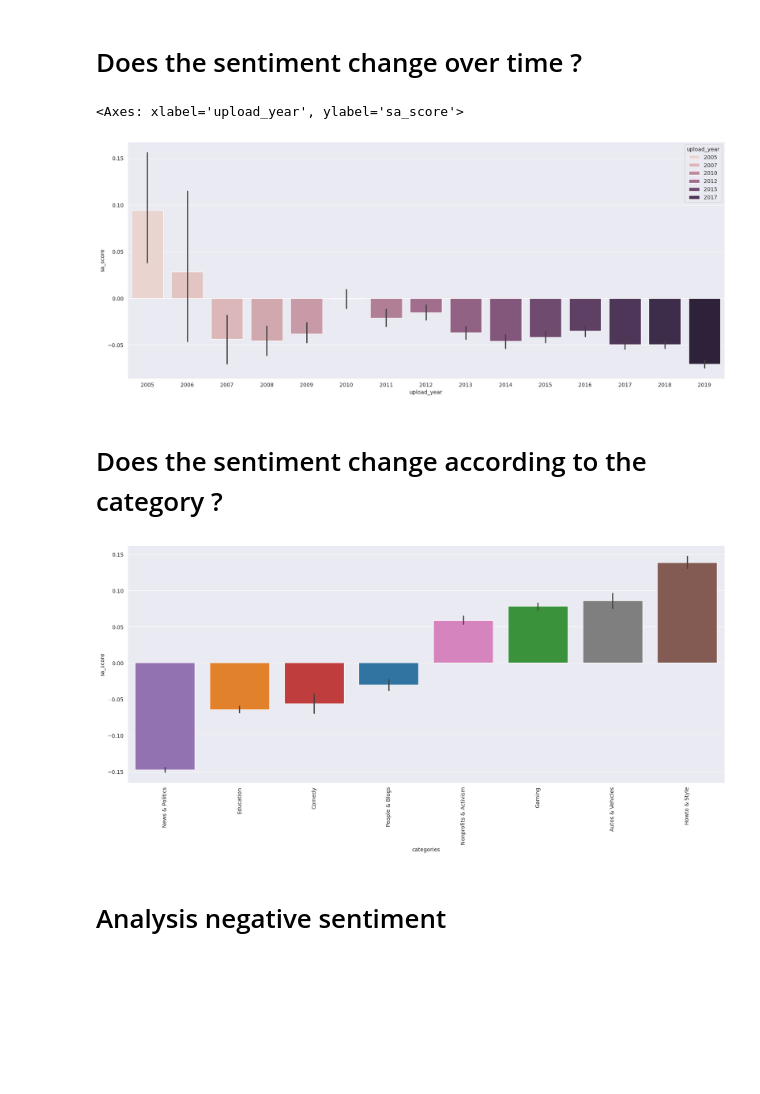
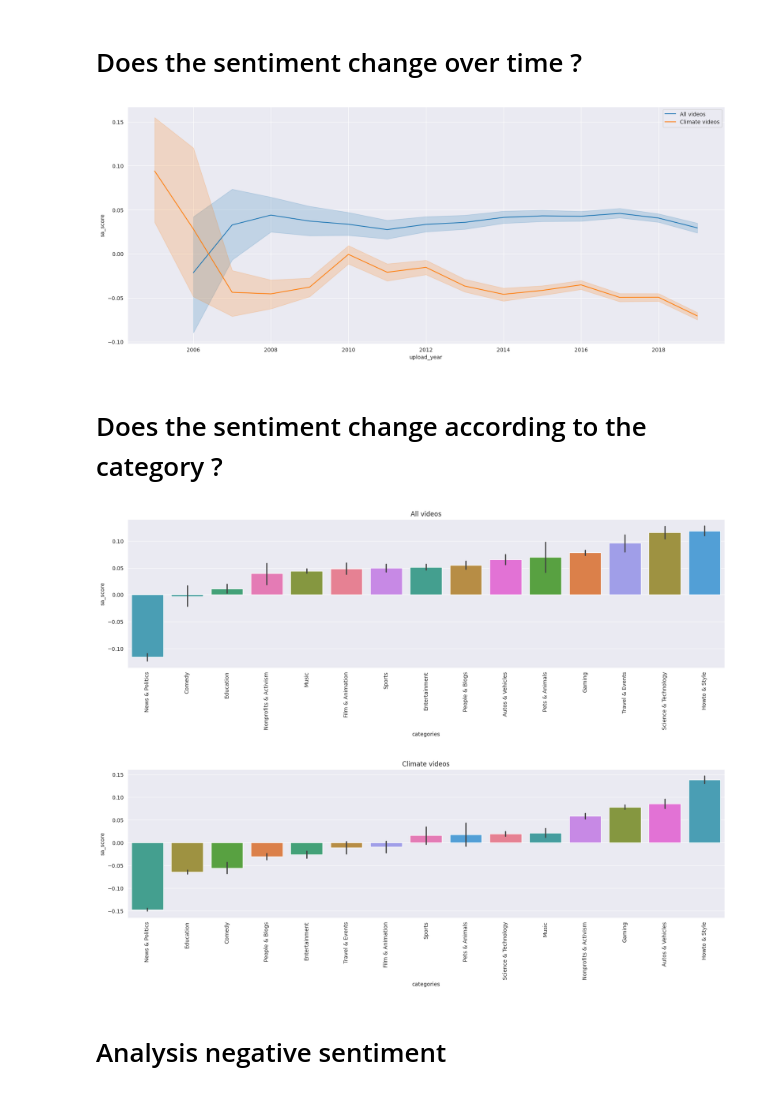
Before and after one commit to agatha-duzan/ada-2023-project-fadamily, a Jupyter notebook: sentiment_analysis.ipynb, the cells around one changed output. Drawn from its saved outputs; the diff is of its cells as text; code cells hidden in the pictures; blank space fills up the shorter version.

```diff
--- a/sentiment_analysis.ipynb
+++ b/sentiment_analysis.ipynb
@@ -15,5 +18,6 @@ titles = data['title'] # .iloc[:3000]
 # %%
-file_name = 'data/video_title_sentiment_analysis.csv'
+file_name = 'data/sample01_title_sentiment_analysis.csv'
+file_name_climate = 'data/video_title_sentiment_analysis.csv'
 
 def save_new_title_sentiments(sentiment_res: pd.DataFrame):
     if not os.path.isfile(file_name):
@@ -88,7 +82,10 @@ Name: title, dtype: object
 # %%
 sa_names = SentimentAnalysis.sentiment_names
-data = pd.concat([data, sentiment_res], axis=1)
+
+data = pd.concat([df, sentiment], axis=1)
+data_climate = pd.concat([df_climate, sentiment_climate], axis=1)
 data.reset_index(inplace=True)
+data_climate.reset_index(inplace=True)
 data
 # %% [output]
 |  | display_id | categories | channel_id | crawl_date | description | dislike_count | duration | like_count | ... |
@@ -155,24 +174,40 @@ plt.show()
 # %%
 data['upload_date'] = pd.to_datetime(data['upload_date'])
 data['upload_year'] = data['upload_date'].dt.year
-plt.figure(figsize=(20, 8))
-sns.barplot(x="upload_year", hue="upload_year", y="sa_score", data=data)
+data_climate['upload_date'] = pd.to_datetime(data_climate['upload_date'])
+data_climate['upload_year'] = data_climate['upload_date'].dt.year
+
+def plot_sentiment_evolution(data, label, ax):
+    sns.lineplot(x="upload_year", y="sa_score", data=data, ax=ax, label=label)
+
+fig, ax = plt.subplots(figsize=(20, 8))
+plot_sentiment_evolution(data, 'All videos', ax)
+plot_sentiment_evolution(data_climate, 'Climate videos', ax)
+plt.legend()
+plt.show()
 # %% [output]
-<Axes: xlabel='upload_year', ylabel='sa_score'>
-[figure, old version]
+[figure, new version]
 # %% [markdown]
 # Does the sentiment change according to the category ?
 # %%
-fig, ax = plt.subplots(figsize=(20, 8))
-order = list(data.groupby("categories")["sa_score"].mean().sort_values().index)
-order.remove('')
-order = order[:4] + order[-4:]
-data_cat = data[data['categories'].isin(order)]
-sns.barplot(x="categories", y="sa_score", data=data_cat, hue="categories",legend=False, ax=ax, order=order)
-ax.set_xticklabels(list(ax.get_xticklabels()), rotation=90)
-plt.show()
+def plot_category_sentiment(data, title):
+    fig, ax = plt.subplots(figsize=(20, 5))
+    order = list(data.groupby("categories")["sa_score"].mean().sort_values().index)
+    # order.remove('')
+    # order = order[:4] + order[-4:]
+    data_cat = data[data['categories'].isin(order)]
+    sns.barplot(x="categories", y="sa_score", data=data_cat, hue="categories",legend=False, ax=ax, order=order)
+    ax.set_xticklabels(list(ax.get_xticklabels()), rotation=90)
+    ax.set_title(title)
+    plt.show()
+
+
+data_climate = data_climate[data_climate['categories'] != '']
+plot_category_sentiment(data, 'All videos')
+plot_category_sentiment(data_climate, 'Climate videos')
 # %% [output]
-[figure, old version]
+[figure, new version]
+[figure, added]
 # %% [markdown]
 # Analysis negative sentiment
 # %%
```
Also changed, not shown: parts of 9 cells of this notebook, 1 other file.
